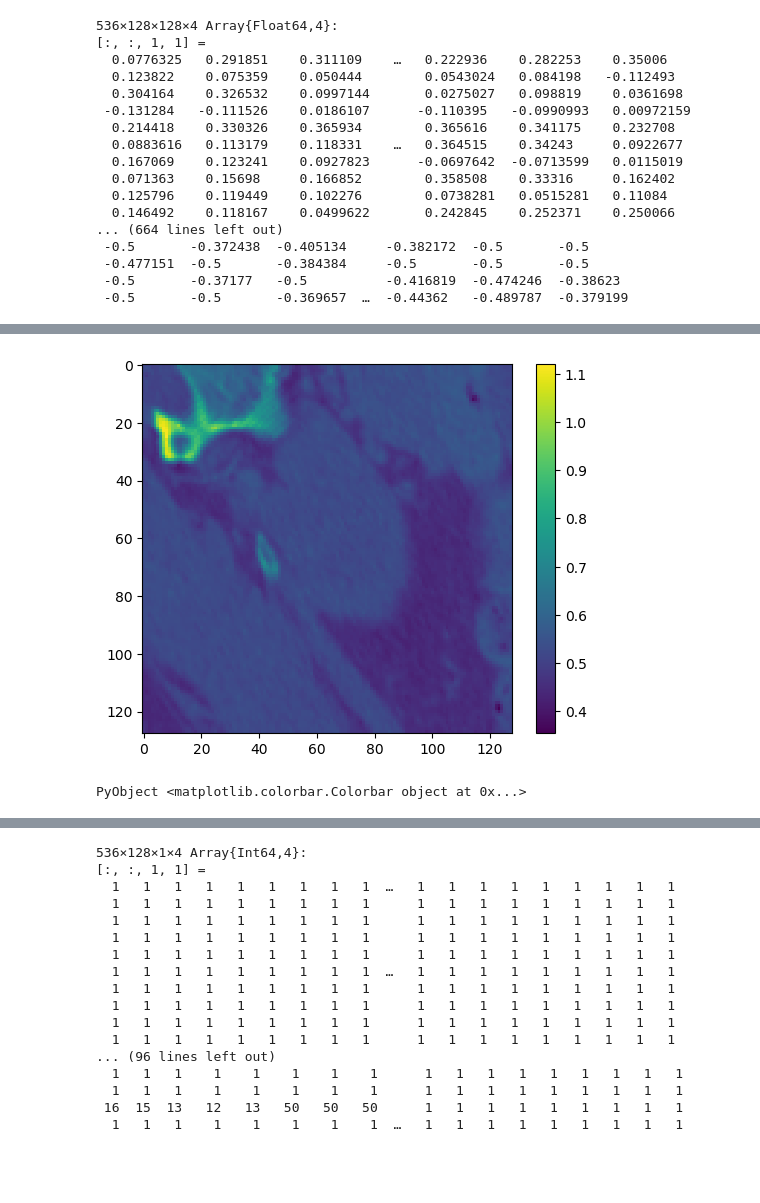
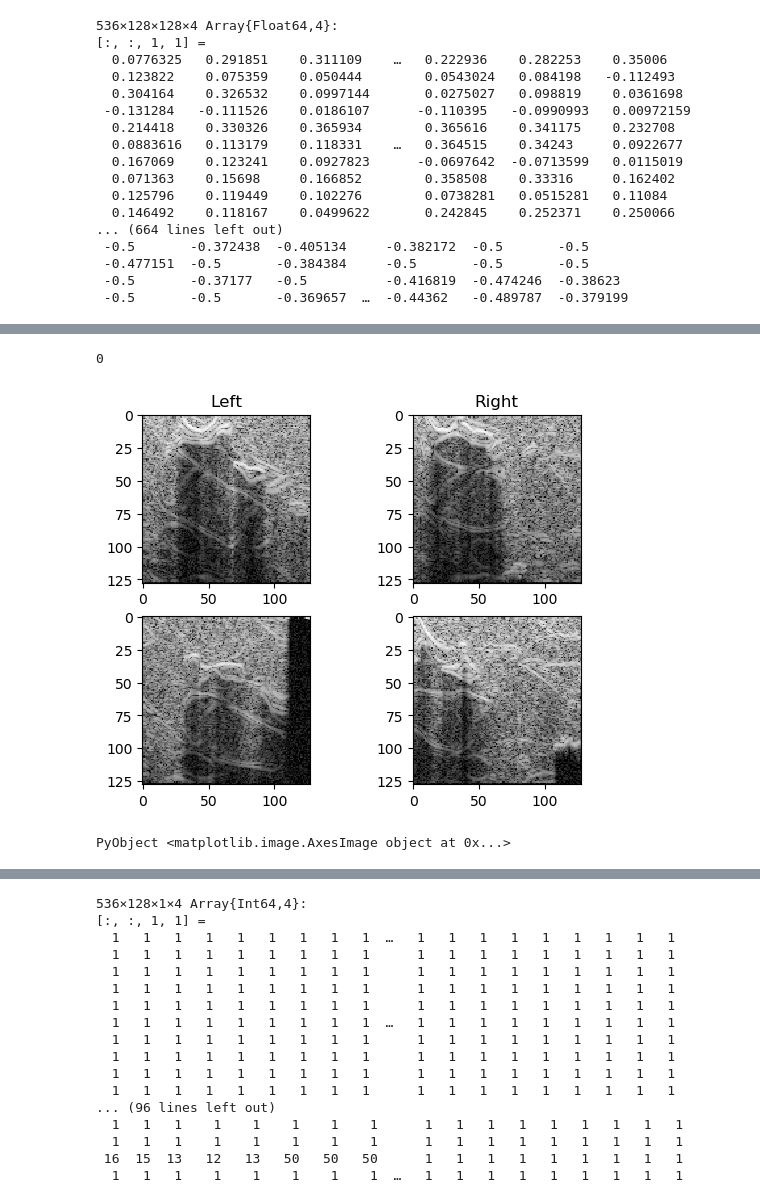
Before and after one commit to HastingsGreer/DualProbeUltrasound, a Jupyter notebook: train_fast.ipynb, the cells around one changed output, grey strips where cells are left out. Drawn from its saved outputs; the diff is of its cells as text; code cells hidden in the pictures; blank space fills up the shorter version.

```diff
--- a/train_fast.ipynb
+++ b/train_fast.ipynb
@@ -486,6 +498,21 @@ PyObject <matplotlib.colorbar.Colorbar object at 0x...>
-# %%
-imshow(tdata[i, :, :,3])
-colorbar()
-# %% [output]
-[figure, removed]
-PyObject <matplotlib.colorbar.Colorbar object at 0x...>
+# %%
+i = 0
+# %% [output]
+0
+# %%
+i += 1
+i = 4
+el = adata[i, :, :, :]
+
+
+fig, axs = subplots(2, 2)
+axs[1, 1].imshow(el[:, :, 1]', cmap="gray")
+axs[1, 1].set_title("Left")
+axs[1, 2].imshow(el[:, :, 2]', cmap="gray")
+axs[1, 2].set_title("Right")
+axs[2, 1].imshow(el[:, :, 3]', cmap="gray")
+
+axs[2, 2].imshow(el[:, :, 4]', cmap="gray")
+# %% [output]
+[figure, added]
+PyObject <matplotlib.image.AxesImage object at 0x...>
```
Also changed, not shown: parts of 52 cells of this notebook, 14 other files.
